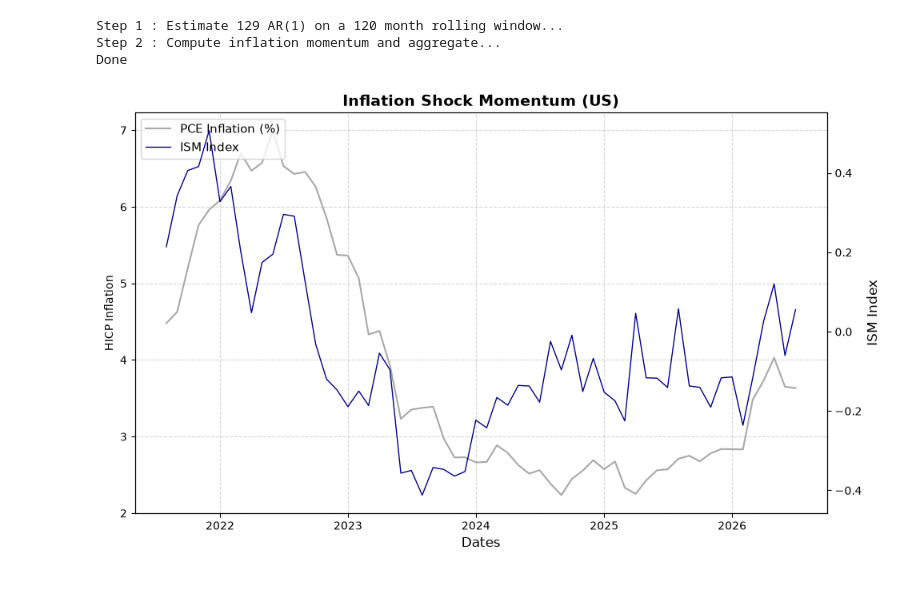
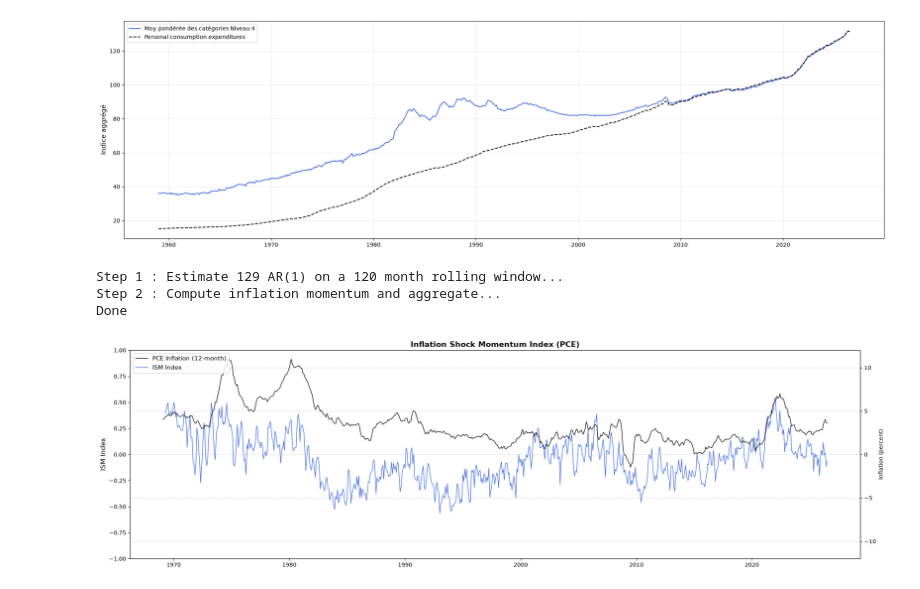
Before and after one commit to Lea-Gosselin/ismi-index, a Jupyter notebook: mainUS.ipynb, the cells around one changed output. Drawn from its saved outputs; the diff is of its cells as text; code cells hidden in the pictures.

```diff
--- a/mainUS.ipynb
+++ b/mainUS.ipynb
@@ -16,13 +17,15 @@ colHicp = "INX"
 dfICP = pd.read_parquet(f"input/USItemsLvl{niv}.parquet")
 dfW = pd.read_parquet(f"input/USnormedWeightsLvl{niv}.parquet")
 # %%
-# We compute inflation rates on Unchained items - 12-month inflation rate (deals mostly with seasonality) - monthly frequency
-dfInflation = np.log(dfICP).diff(12)[12:]
-InflTot = dfInflation["Personal consumption expenditures"].to_frame()
+# We compute headline inflation (PCE variation over a 12-month period)
+headline = (np.log(dfICP["Personal consumption expenditures"]).diff(12)[1:]*100)  # Inflation headline annuelle glissante
+
+# We compute monthly inflation rates
+dfInflation = (np.log(dfICP).diff(1)[1:]*100)
+InflTot = dfInflation["Personal consumption expenditures"].to_frame()           # To replicate Figure A1
 dfInflation = dfInflation.drop("Personal consumption expenditures",axis=1)
 # %%
-dfInflation = dfInflation.loc[:, ~dfInflation.columns.isin([
-        "Internet access (72)",
-        "Video and audio streaming and rental"
-    ])]
-dfInflation
+# Drop series
+colToDrop = ["Internet access (72)","Video and audio streaming and rental"]
+dfInflation = dfInflation.loc[:, ~dfInflation.columns.isin(colToDrop)]
+dfW = dfW.loc[:, ~dfW.columns.isin(colToDrop)]
@@ -44,3 +32,8 @@ dfInflation
+# %%
+# Graphique 1
+figures.plotAggregatedIndex(dfW,dfICP,"Personal consumption expenditures",niv)
+# %% [output]
+[figure, added]
 # %%
 # Call estimates
 df_shocks, aCoef, rhoCoef = fismi.twoStepsAr(dfInflation, rolling_window=120)
@@ -57,42 +50,7 @@ Step 1 : Estimate 129 AR(1) on a 120 month rolling window...
 Step 2 : Compute inflation momentum and aggregate...
 Done
 # %%
-# Plot last 5 years
-fig, ax1 = plt.subplots(figsize=(10, 6))
-
-# --- Left axis (HICP inflation - 12-month) ---
-ax1.plot(
-    ismIndex.loc[ismIndex.index[-12*5:], "Personal consumption expenditures"] * 100,
-    label="PCE Inflation (%)",
-    color="darkgrey",
-    linewidth=1.5,
-)
-
-ax1.set_xlabel("Dates", fontsize=12)
-ax1.set_ylabel("HICP Inflation")
-ax1.grid(True, linestyle="--", alpha=0.5)
-
-# --- Right axis (AR coefficients) ---
-ax2 = ax1.twinx()
-
-ax2.plot(
-    ismIndex.loc[ismIndex.index[-12*5:], "ISMIndex"],
-    label="ISM Index",
-    color="darkblue",
-    linewidth=1,
-)
-
-ax2.set_ylabel("ISM Index", fontsize=12)
-ax2.tick_params(axis="y")
-
-# --- Title, legend ---
-plt.title("Inflation Shock Momentum (US)", fontsize=14, fontweight="bold")
-
-lines1, labels1 = ax1.get_legend_handles_labels()
-lines2, labels2 = ax2.get_legend_handles_labels()
-ax1.legend(lines1 + lines2, labels1 + labels2, loc="upper left", fontsize=11)
-
-plt.tight_layout()
-plt.show()
+# Figure 2
+figures.ismiVersusIndex(ismIndex, headline[120:], index="PCE")
 # %% [output]
-[figure, old version]
+[figure, new version]
```
Also changed, not shown: parts of 10 cells of this notebook, 16 other files.
